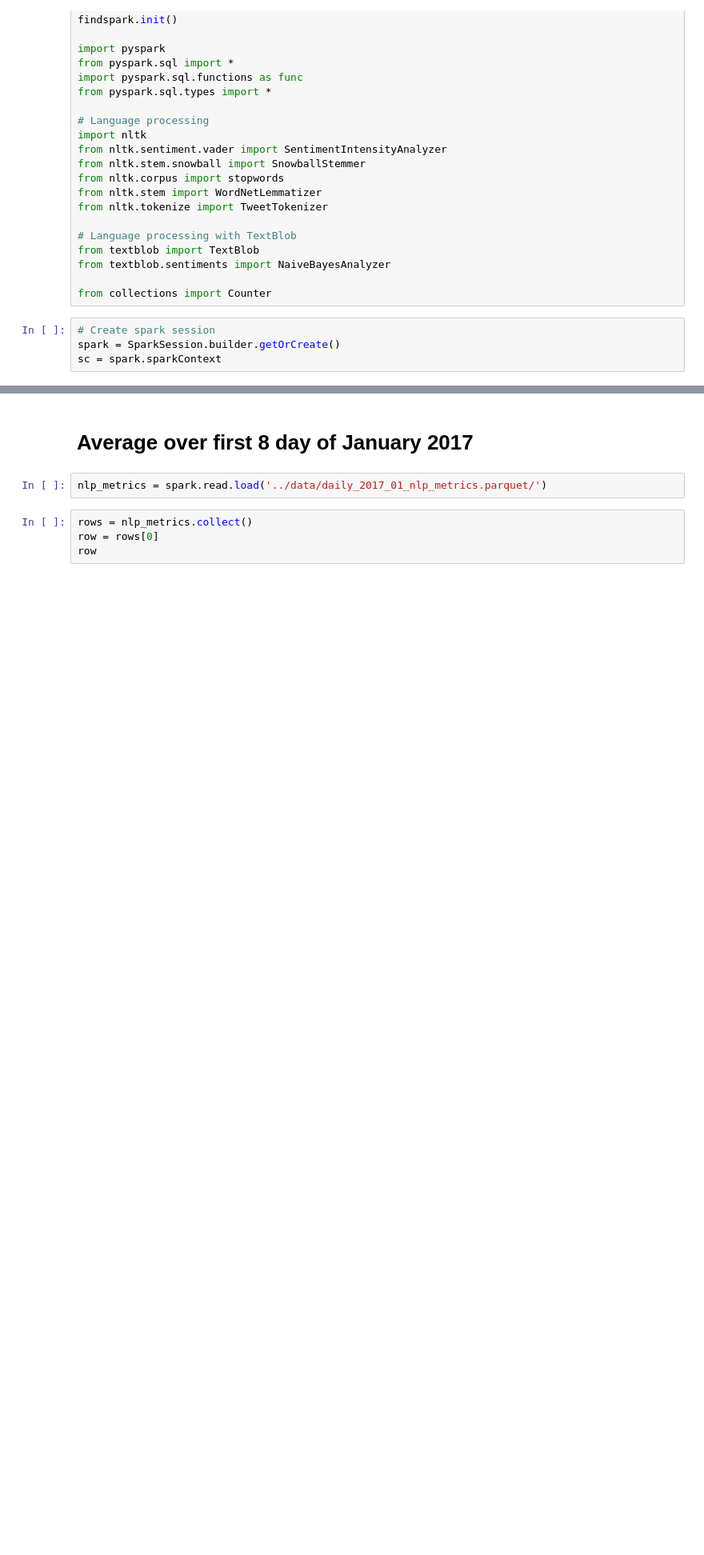
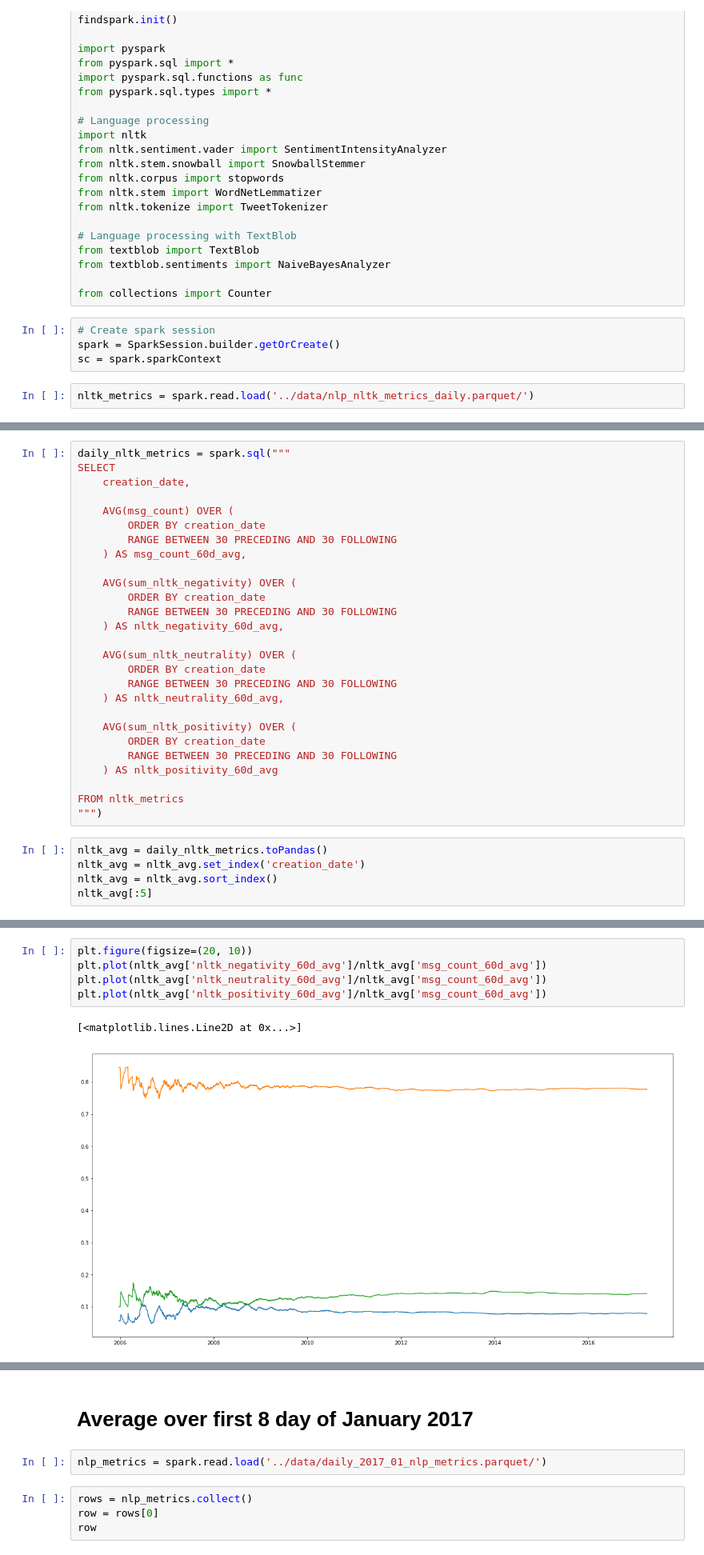
Before and after one commit to MetaHG/Reddit-opinions-polarization, a Jupyter notebook: notebooks/nlp_metrics_analysis.ipynb, the cells around one changed output, grey strips where cells are left out. Shown at 80% size. Saved outputs shown, nothing was run; the diff lists cells and outputs as text; blank space fills up the shorter version.

Commit message:
Split more metrics from global files

```diff
--- a/notebooks/nlp_metrics_analysis.ipynb
+++ b/notebooks/nlp_metrics_analysis.ipynb
@@ -32,3 +32,5 @@ from collections import Counter
 # Create spark session
 spark = SparkSession.builder.getOrCreate()
 sc = spark.sparkContext
+# %%
+nltk_metrics = spark.read.load('../data/nlp_nltk_metrics_daily.parquet/')
@@ -34,0 +72,32 @@ sc = spark.sparkContext
+# %%
+daily_nltk_metrics = spark.sql("""
+SELECT
+    creation_date,
+
+    AVG(msg_count) OVER (
+        ORDER BY creation_date
+        RANGE BETWEEN 30 PRECEDING AND 30 FOLLOWING
+    ) AS msg_count_60d_avg,
+
+    AVG(sum_nltk_negativity) OVER (
+        ORDER BY creation_date
+        RANGE BETWEEN 30 PRECEDING AND 30 FOLLOWING
+    ) AS nltk_negativity_60d_avg,
+
+    AVG(sum_nltk_neutrality) OVER (
+        ORDER BY creation_date
+        RANGE BETWEEN 30 PRECEDING AND 30 FOLLOWING
+    ) AS nltk_neutrality_60d_avg,
+
+    AVG(sum_nltk_positivity) OVER (
+        ORDER BY creation_date
+        RANGE BETWEEN 30 PRECEDING AND 30 FOLLOWING
+    ) AS nltk_positivity_60d_avg
+
+FROM nltk_metrics
+""")
+# %%
+nltk_avg = daily_nltk_metrics.toPandas()
+nltk_avg = nltk_avg.set_index('creation_date')
+nltk_avg = nltk_avg.sort_index()
+nltk_avg[:5]
@@ -34,0 +112,8 @@ sc = spark.sparkContext
+# %%
+plt.figure(figsize=(20, 10))
+plt.plot(nltk_avg['nltk_negativity_60d_avg']/nltk_avg['msg_count_60d_avg'])
+plt.plot(nltk_avg['nltk_neutrality_60d_avg']/nltk_avg['msg_count_60d_avg'])
+plt.plot(nltk_avg['nltk_positivity_60d_avg']/nltk_avg['msg_count_60d_avg'])
+# %% [output]
+[<matplotlib.lines.Line2D at 0x...>]
+[figure, added]
```
Also changed, not shown: parts of 7 cells of this notebook, 7 other files.
